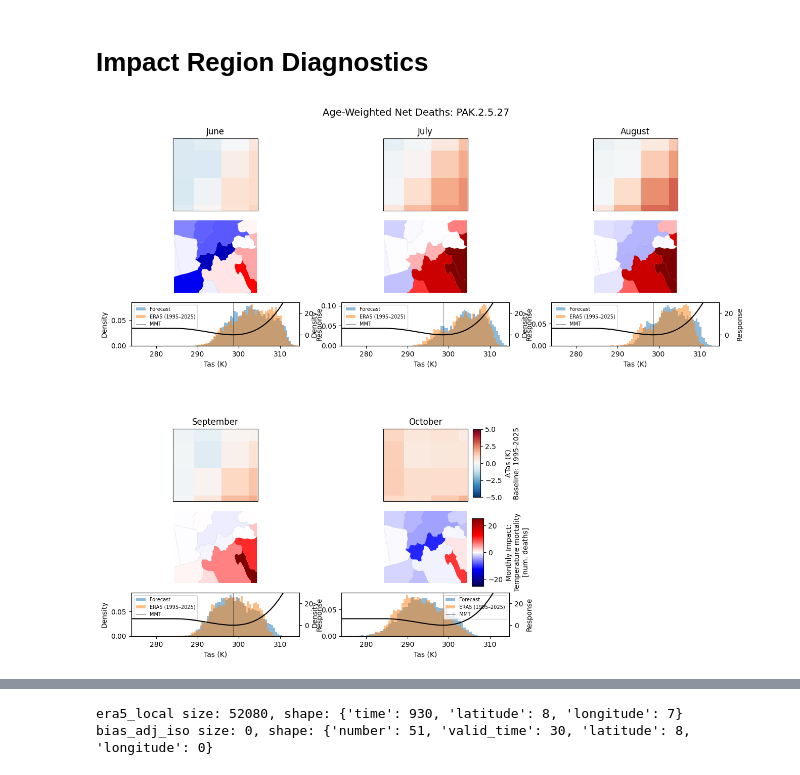
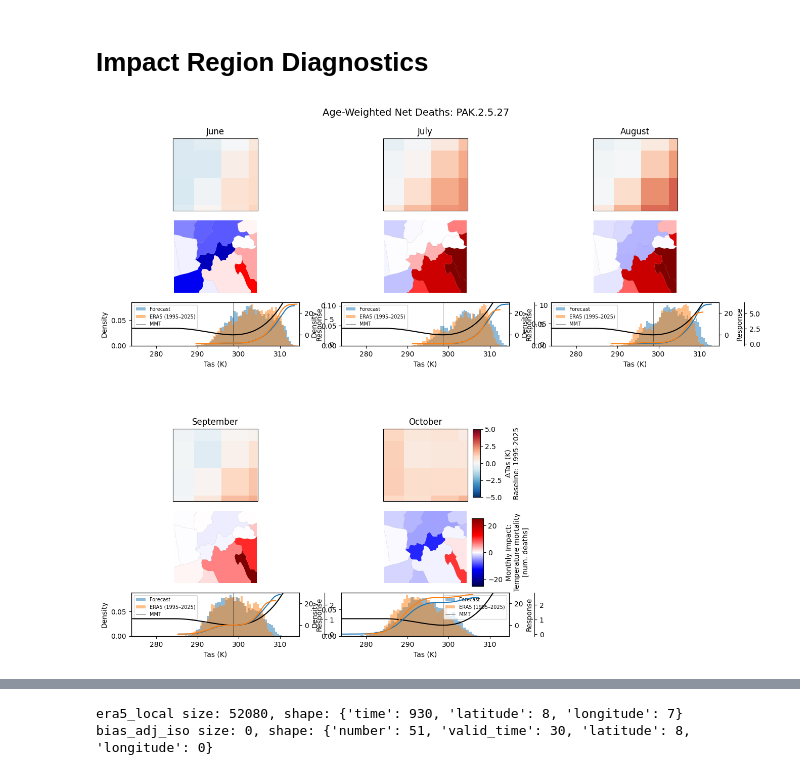
Before and after one commit to ezuetell/poreallas, a Jupyter notebook: scripts/QC02_temp_impact_compare.ipynb, the cells around one changed output, grey strips where cells are left out. Cells and saved outputs as stored; diff of their text form; code cells hidden in the pictures.

```diff
--- a/scripts/QC02_temp_impact_compare.ipynb
+++ b/scripts/QC02_temp_impact_compare.ipynb
@@ -18,7 +18,7 @@ import cartopy.crs as ccrs
 # %%
 load_dotenv(dotenv_path="/home/emily_zuetell/projects/poreallas/env_local")
 #EFFECTS_URI = os.environ["POREALLAS_EFFECTS_URI"]
-EFFECTS_URI ="/home/emily_zuetell/projects/poreallas/scripts/projected_20250613.zarr"
+EFFECTS_URI ="/home/emily_zuetell/projects/poreallas/scripts/data/projected_20250613.zarr"
 IMPACT_REGION_POLYGONS = os.environ["POREALLAS_REGIONS_POLYGONS_URI"]
 # %%
 projected = xr.open_datatree(EFFECTS_URI, engine = 'zarr')
@@ -470,8 +470,32 @@ hvplot.save(plot, "impact_regions_interactive.html")
 # Impact Region Diagnostics
 # %%
 era5_daily = xr.open_zarr('/home/emily_zuetell/projects/poreallas/scripts/data/tas_ERA5.zarr')
-betas_mmt = xr.open_zarr("/home/emily_zuetell/projects/poreallas/scripts/beta_mmt.zarr")
+betas_mmt = xr.open_zarr("/home/emily_zuetell/projects/poreallas/scripts/data/beta_mmt.zarr")
 # %%
+from scipy.interpolate import interp1d
+
+# Build interpolator for response curve
+response_interp = interp1d(
+    da_temp_bins.coords['tas_bin'].values,
+    da_temp_bins.values,
+    bounds_error=False, fill_value=0
+)
+
+response_interp = interp1d(
+    da_temp_bins.coords['tas_bin'].values,
+    da_temp_bins.values,
+    bounds_error=False, fill_value=0
+)
+
+# For each distribution, compute weighted CDF
+def weighted_cdf(data, n_bins=50):
+    counts, edges = np.histogram(data, bins=n_bins, density=True)
+    bin_centers = (edges[:-1] + edges[1:]) / 2
+    response_weights = response_interp(bin_centers)
+    weighted = counts * response_weights
+    cdf = np.cumsum(weighted) * np.diff(edges)  # normalize by bin width
+    return bin_centers, cdf
+
 def plot_hist_mmt(region, ax, month=None):
     hist_forecast = xr.open_zarr("histogram_forecast_tas.zarr")
     hist_hist = xr.open_zarr("histogram_hist_tas.zarr")
@@ -683,6 +707,17 @@ for i, month in enumerate(months):
         ax_hist2.set_ylabel("Response")
         ax_hist2.set_ylim(-10, 30)
 
+        ## Response CDFs
+        era5_centers, era5_cdf = weighted_cdf(era5_local_month.values.flatten())
+        fc_centers, fc_cdf = weighted_cdf(bias_adj_iso_all[i].values.flatten())
+
+        ax3 = ax_hist.twinx()
+        ax3.spines["right"].set_position(("axes", 1.15))
+
+        ax3.plot(fc_centers, fc_cdf, label="Forecast weighted CDF")
+        ax3.plot(era5_centers, era5_cdf, label="ERA5 weighted CDF")
+
+
         ax_hist.legend(fontsize=7)
         ax_hist.set_xlabel("Tas (K)")
         ax_hist.set_ylabel("Density")
@@ -698,31 +733,31 @@ ax_oct_bot = bot_axes[-1]
 fig.canvas.draw()
 
 pos_top = ax_oct_top.get_position()
 cax_temp = fig.add_axes([pos_top.x1 + 0.01, pos_top.y0+0.02, 0.01, pos_top.height])
 sm_temp = plt.cm.ScalarMappable(cmap='RdBu_r', norm=plt.Normalize(vmin=-5, vmax=5))
 fig.colorbar(sm_temp, cax=cax_temp, label="ΔTas (K)\nBaseline: 1995-2025")
 
 pos_bot = ax_oct_bot.get_position()
 cax_impact = fig.add_axes([pos_bot.x1 + 0.01, pos_bot.y0, 0.015, pos_bot.height])
 sm_impact = plt.cm.ScalarMappable(cmap="seismic", norm=norm_impact)
 label01 = "Monthly Impact"
 units = "[deaths/100k]" if rate else "[num. deaths]"
 label = f"{label01}:\n{projected['/forecast']['effect'].attrs['long_name']}\n{units}"
 fig.colorbar(sm_impact, cax=cax_impact, label=label)
 
 
 fig.subplots_adjust(top=0.93)
 
 title_region = f" {region_filter}" if region_filter else ""
 ag_label = "Age-Weighted" if age_weight else "Age Cohort: 65+"
 label = 'Death Rate' if rate else "Deaths"
 label_h = 'Hotonly' if hotonly else 'Net'
 
 fig.suptitle(f"{ag_label} {label_h} {label}:{title_region}", fontsize=14)
 
 
 label_f = 'death_rate' if rate else "deaths"
 
 fig.savefig(f'{label_h}_{label_f}_agewtd{f'_{region_filter}' if region_filter else ''}.png', dpi=600, bbox_inches="tight")
 # %% [output]
-[figure, old version]
+[figure, new version]
```
Also changed, not shown: parts of 2 cells of this notebook.
